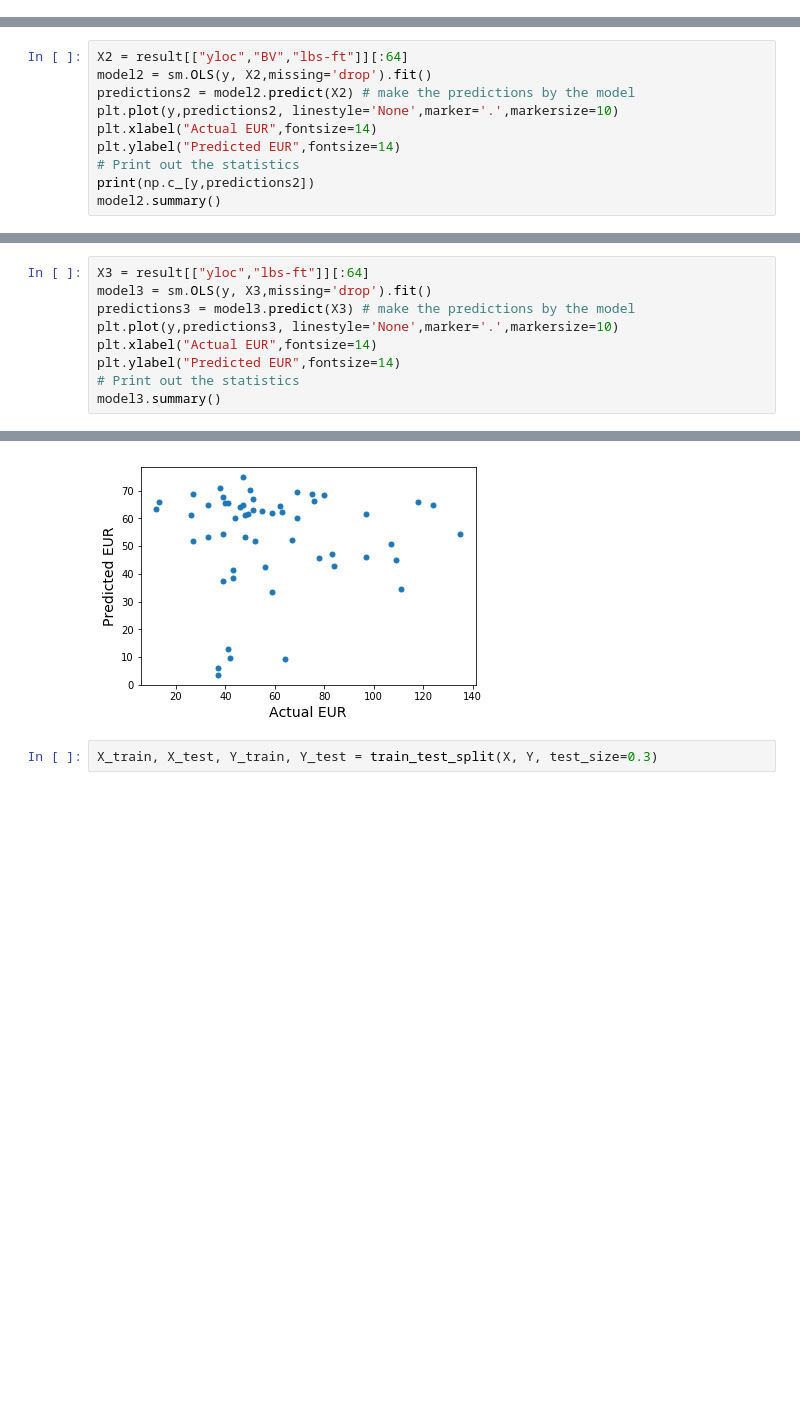
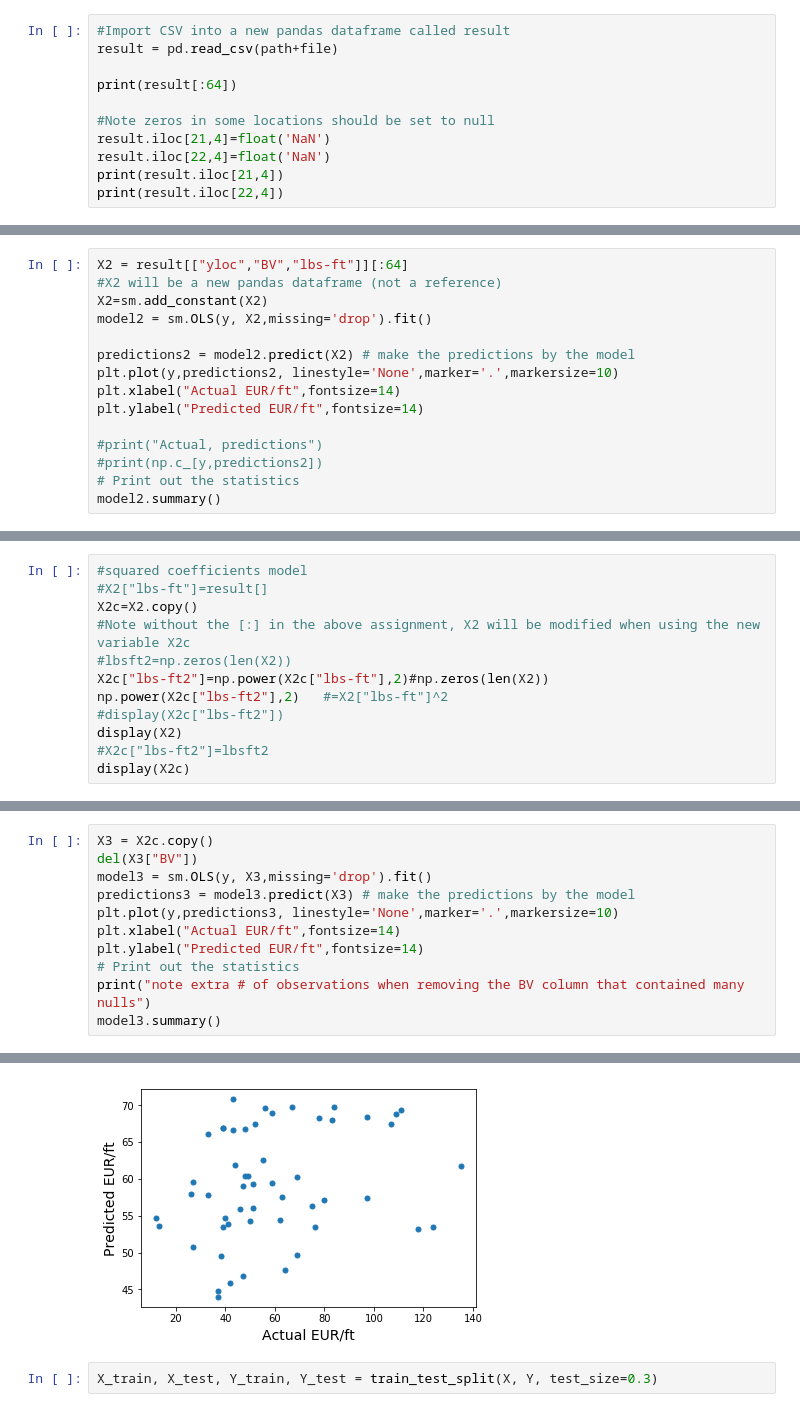
Before and after one commit to Md557/py-datasci, a Jupyter notebook: petroleum well analysis example/Completions-EUR classification.ipynb, the cells around one changed output, grey strips where cells are left out. Drawn from its saved outputs; the diff is of its cells as text; blank space fills up the shorter version.

```diff
--- a/petroleum well analysis example/Completions-EUR classification.ipynb
+++ b/petroleum well analysis example/Completions-EUR classification.ipynb
@@ -64,0 +61,11 @@ print(result[:64])
+# %%
+#Import CSV into a new pandas dataframe called result
+result = pd.read_csv(path+file)
+
+print(result[:64])
+
+#Note zeros in some locations should be set to null
+result.iloc[21,4]=float('NaN')
+result.iloc[22,4]=float('NaN')
+print(result.iloc[21,4])
+print(result.iloc[22,4])
@@ -124,11 +347,16 @@ Warnings:
 # %%
 X2 = result[["yloc","BV","lbs-ft"]][:64]
+#X2 will be a new pandas dataframe (not a reference)
+X2=sm.add_constant(X2)
 model2 = sm.OLS(y, X2,missing='drop').fit()
+
 predictions2 = model2.predict(X2) # make the predictions by the model
 plt.plot(y,predictions2, linestyle='None',marker='.',markersize=10)
-plt.xlabel("Actual EUR",fontsize=14)
-plt.ylabel("Predicted EUR",fontsize=14)
+plt.xlabel("Actual EUR/ft",fontsize=14)
+plt.ylabel("Predicted EUR/ft",fontsize=14)
+
+#print("Actual, predictions")
+#print(np.c_[y,predictions2])
 # Print out the statistics
-print(np.c_[y,predictions2])
 model2.summary()
 # %% [output]
@@ -189,0 +529,12 @@ Name: 26, dtype: float64
+# %%
+#squared coefficients model
+#X2["lbs-ft"]=result[]
+X2c=X2.copy()
+#Note without the [:] in the above assignment, X2 will be modified when using the new variable X2c
+#lbsft2=np.zeros(len(X2))
+X2c["lbs-ft2"]=np.power(X2c["lbs-ft"],2)#np.zeros(len(X2))
+np.power(X2c["lbs-ft2"],2)   #=X2["lbs-ft"]^2
+#display(X2c["lbs-ft2"])
+display(X2)
+#X2c["lbs-ft2"]=lbsft2
+display(X2c)
@@ -190,10 +617,12 @@ Name: 26, dtype: float64
 # %%
-X3 = result[["yloc","lbs-ft"]][:64]
+X3 = X2c.copy()
+del(X3["BV"])
 model3 = sm.OLS(y, X3,missing='drop').fit()
 predictions3 = model3.predict(X3) # make the predictions by the model
 plt.plot(y,predictions3, linestyle='None',marker='.',markersize=10)
-plt.xlabel("Actual EUR",fontsize=14)
-plt.ylabel("Predicted EUR",fontsize=14)
+plt.xlabel("Actual EUR/ft",fontsize=14)
+plt.ylabel("Predicted EUR/ft",fontsize=14)
 # Print out the statistics
+print("note extra # of observations when removing the BV column that contained many nulls")
 model3.summary()
 # %% [output]
@@ -219,3 +653,3 @@ Warnings:
-[figure, old version]
+[figure, new version]
 # %%
 X_train, X_test, Y_train, Y_test = train_test_split(X, Y, test_size=0.3)
```
Also changed, not shown: parts of 33 cells of this notebook.
